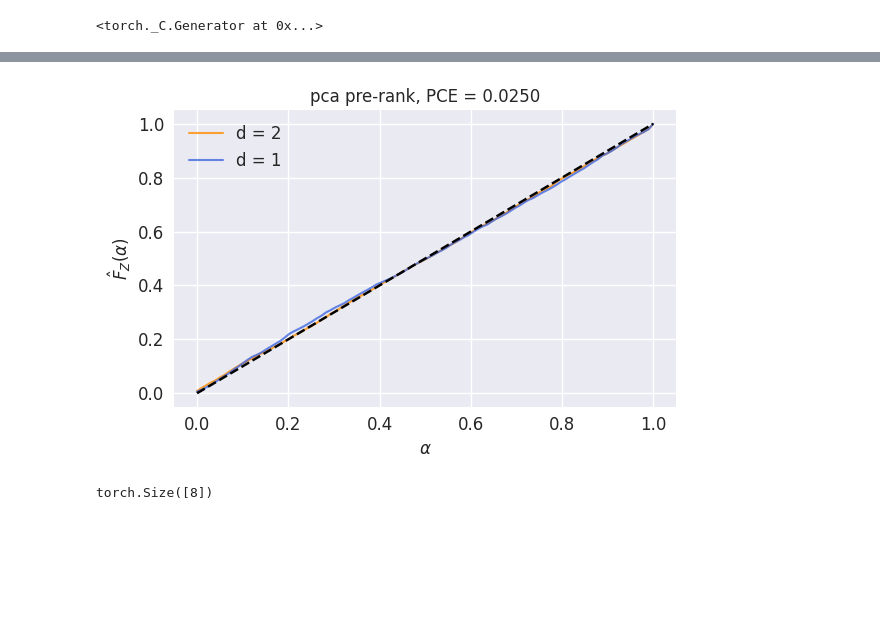
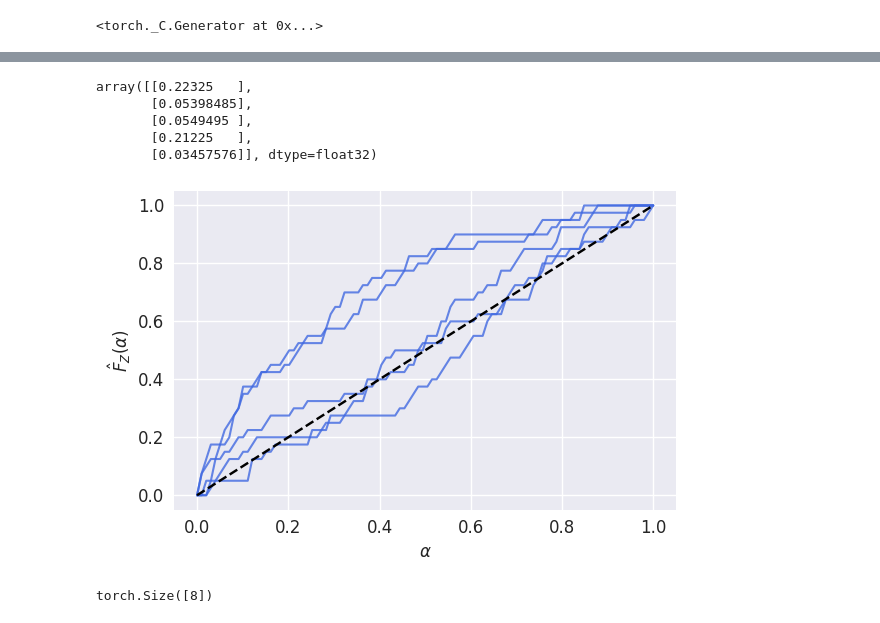
Before and after one commit to ayalaajil/Multivariate-Calibration-with-Prerank-Regularization, a Jupyter notebook: Multicalibration/Projected_PIT_calibration/plotting-PCE.ipynb, the cells around one changed output, grey strips where cells are left out. Saved outputs shown, nothing was run; the diff lists cells and outputs as text; code cells hidden in the pictures; blank space fills up the shorter version.

```diff
--- a/Multicalibration/Projected_PIT_calibration/plotting-PCE.ipynb
+++ b/Multicalibration/Projected_PIT_calibration/plotting-PCE.ipynb
@@ -40,19 +43,3 @@ config.device = 'cuda'
 torch.manual_seed(42)
 # %% [output]
 <torch._C.Generator at 0x...>
-# %%
-# seeds = [0, 42, 866, 12, 4]
-seeds = [42]
-prerank = 'mean'
-rc = RunConfig(config, 'mulan', 'scm20d')
-for seed in seeds:
-    datamodule = RealDataModule(rc, seed=seed, num_workers = 8)
-    p, q = datamodule.input_dim, datamodule.output_dim
-    # model = GaussianLightningModule(p, q, lambda_reg = 1, reg_type = 'pce-kde', prerank = 'density')
-    model = MixtureLightningModule(p, q, lambda_reg = 100, reg_type = 'pce-kde', prerank = prerank)
-    #model = MQF2LightningModule(p, q)
-    trainer = get_lightning_trainer(rc)
-    trainer.fit(model, datamodule)
-    wandb.finish()
-    model.to(config.device)
-    # pce_over_seeds = np.array(pce_over_seeds)
@@ -119,0 +107,8 @@ pce_total = (pce_total*explained_var).sum()
+# %%
+pce_over_seeds
+# %% [output]
+array([[0.22325   ],
+       [0.05398485],
+       [0.0549495 ],
+       [0.21225   ],
+       [0.03457576]], dtype=float32)
@@ -128,30 +125,30 @@ plt.rcParams.update({
 # %%
 colors = [
     'royalblue',
     'darkorange',
     'seagreen',
     'crimson',
     'goldenrod',
     'mediumorchid',
     'deepskyblue',
     'saddlebrown'
 ]
 plt.figure(figsize=(6, 4))
-for d in sorted_indices:
-    plt.plot(alphas, cdfs_total[d], color = colors[d],
-             label=f"d = {d+1}",
+for s in range(len(seeds)):
+    plt.plot(alphas, cdf_over_seed[s], color = 'royalblue',
+            #  label=f"d = {d+1}",
              lw = 1.5, alpha = 0.8)
 plt.plot(alphas, alphas, linestyle='--', color='black')
 plt.xlabel(r"$\alpha$")
 plt.ylabel(r"$\hat{F}_Z(\alpha)$")
-plt.legend(loc='upper left')
-plt.title(f"{prerank} pre-rank, PCE = {pce_total.mean():.4f}")
+# plt.legend(loc='upper left')
+# plt.title(f"{data_name}")
 plt.grid(True)
 plt.tight_layout()
-plt.savefig(f"figures/reliability_plot_{prerank}_bio_mixnll.png", dpi=300)
+plt.savefig(f"figures/rel_plot_{prerank}_{data_name}.png", dpi=300)
 plt.show()
 # %% [output]
-[figure, old version]
+[figure, new version]
 # %%
 pce_total.shape
 # %% [output]
```
Also changed, not shown: parts of 7 cells of this notebook, 11 other files.
